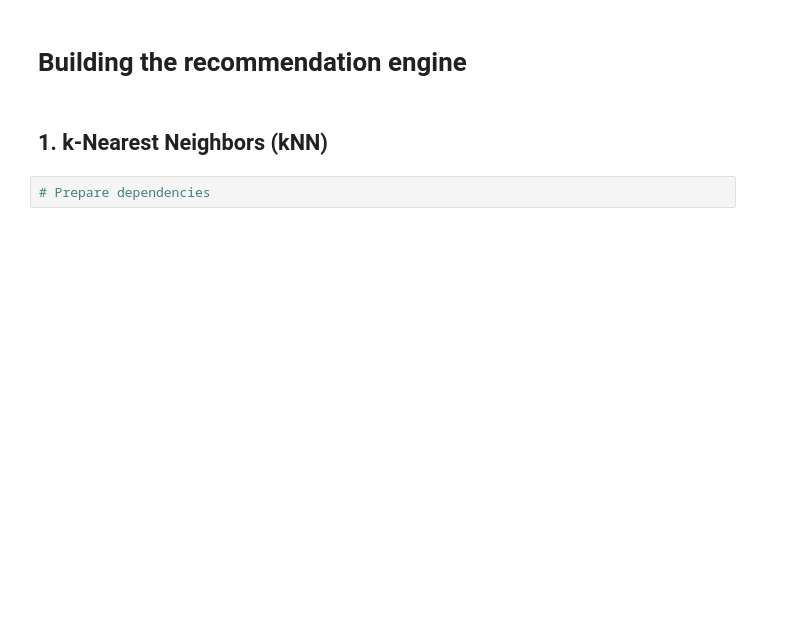
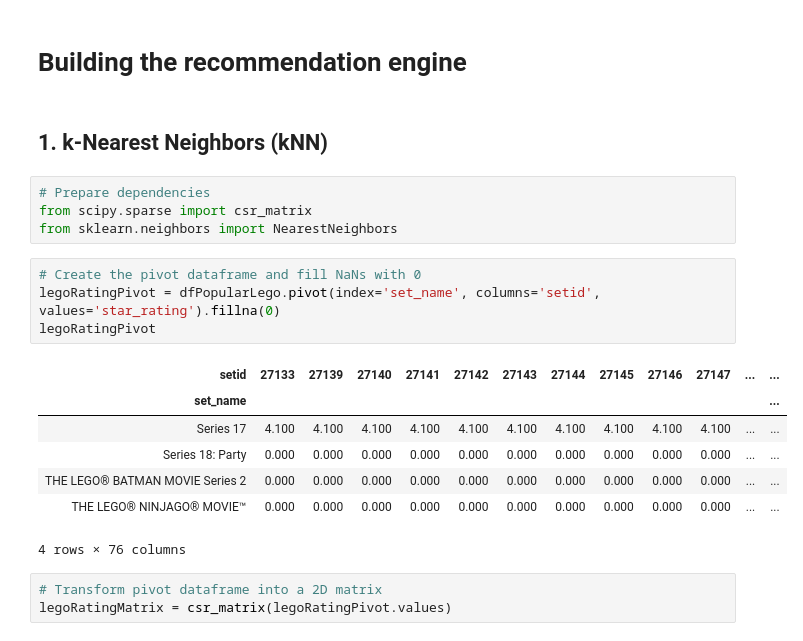
Before and after one commit to kidisty/Project--3, a Jupyter notebook: Lego_analyzing.ipynb, the cells around one changed output. Saved outputs shown, nothing was run; the diff lists cells and outputs as text; blank space fills up the shorter version.

```diff
--- a/Lego_analyzing.ipynb
+++ b/Lego_analyzing.ipynb
@@ -84,5 +120,22 @@ dfLego.head()
 # Building the recommendation engine
 # %% [markdown]
 ## 1. k-Nearest Neighbors (kNN)
-# %%
-# Prepare dependencies
+# %%
+# Prepare dependencies
+from scipy.sparse import csr_matrix
+from sklearn.neighbors import NearestNeighbors
+# %%
+# Create the pivot dataframe and fill NaNs with 0
+legoRatingPivot = dfPopularLego.pivot(index='set_name', columns='setid', values='star_rating').fillna(0)
+legoRatingPivot
+# %% [output]
+| setid | 27133 | 27139 | 27140 | 27141 | 27142 | 27143 | 27144 | 27145 | 27146 | 27147 | ... | ... |
+| set_name |  |  |  |  |  |  |  |  |  |  |  | ... |
+| Series 17 | 4.100 | 4.100 | 4.100 | 4.100 | 4.100 | 4.100 | 4.100 | 4.100 | 4.100 | 4.100 | ... | ... |
+| Series 18: Party | 0.000 | 0.000 | 0.000 | 0.000 | 0.000 | 0.000 | 0.000 | 0.000 | 0.000 | 0.000 | ... | ... |
+| THE LEGO® BATMAN MOVIE Series 2 | 0.000 | 0.000 | 0.000 | 0.000 | 0.000 | 0.000 | 0.000 | 0.000 | 0.000 | 0.000 | ... | ... |
+| THE LEGO® NINJAGO® MOVIE™ | 0.000 | 0.000 | 0.000 | 0.000 | 0.000 | 0.000 | 0.000 | 0.000 | 0.000 | 0.000 | ... | ... |
+4 rows × 76 columns
+# %%
+# Transform pivot dataframe into a 2D matrix
+legoRatingMatrix = csr_matrix(legoRatingPivot.values)
```
Also changed, not shown: parts of 14 cells of this notebook.
